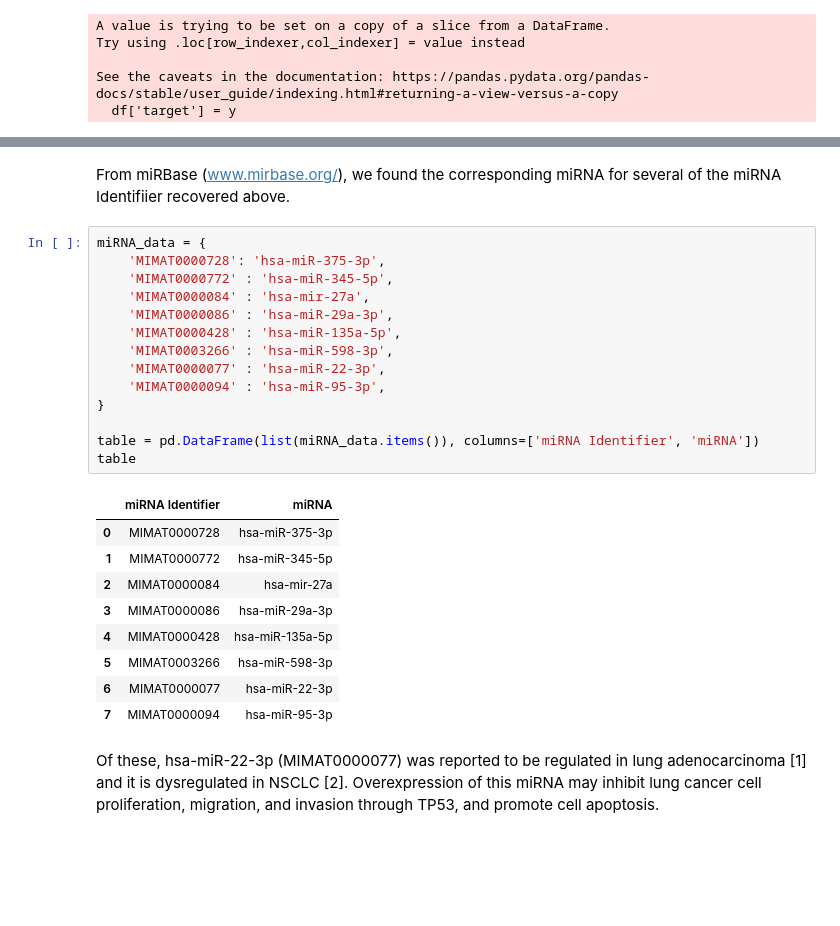
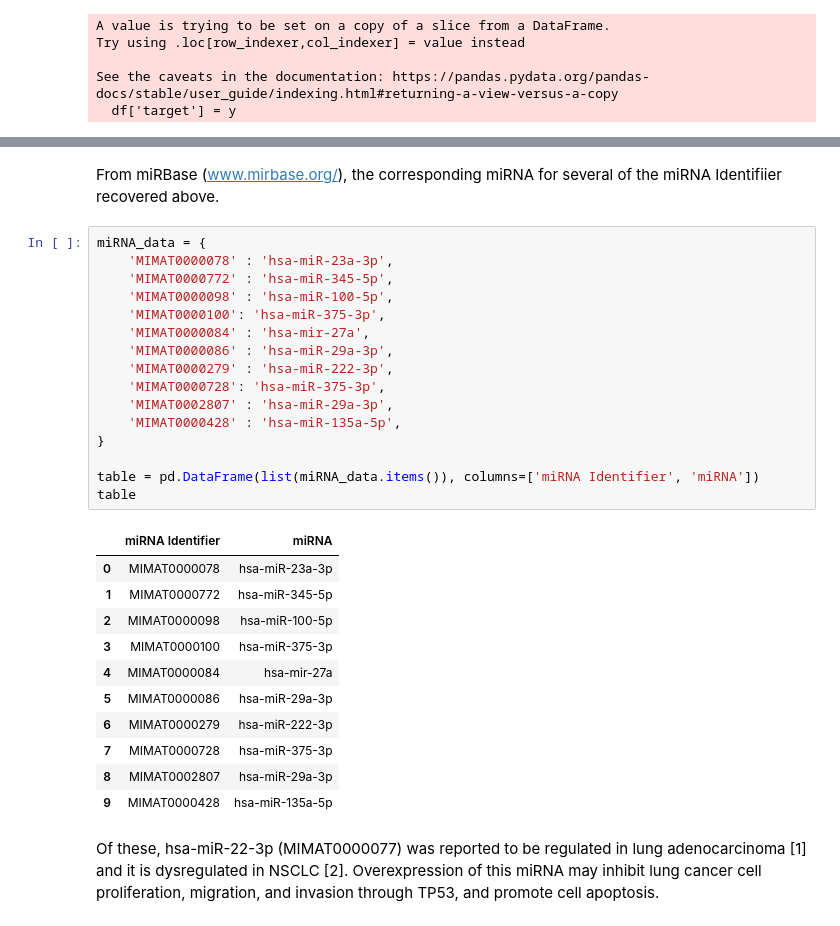
Before and after one commit to gc2321/3235-Machine-Learning, a Jupyter notebook: lung/lung_mirna.ipynb, the cells around one changed output, grey strips where cells are left out. Saved outputs shown, nothing was run; the diff lists cells and outputs as text; blank space fills up the shorter version.

```diff
--- a/lung/lung_mirna.ipynb
+++ b/lung/lung_mirna.ipynb
@@ -586,29 +592,33 @@ for feature in df.columns[:-1]:  # Exclude the target column from iteration
 # %% [markdown]
-From miRBase (www.mirbase.org/), we found the corresponding miRNA for several of the miRNA Identifiier recovered above.
+From miRBase (www.mirbase.org/), the corresponding miRNA for several of the miRNA Identifiier recovered above.
 # %%
 miRNA_data = {
-    'MIMAT0000728': 'hsa-miR-375-3p',
+    'MIMAT0000078' : 'hsa-miR-23a-3p',
     'MIMAT0000772' : 'hsa-miR-345-5p',
+    'MIMAT0000098' : 'hsa-miR-100-5p',
+    'MIMAT0000100': 'hsa-miR-375-3p',
     'MIMAT0000084' : 'hsa-mir-27a',
     'MIMAT0000086' : 'hsa-miR-29a-3p',
+    'MIMAT0000279' : 'hsa-miR-222-3p',
+    'MIMAT0000728': 'hsa-miR-375-3p',
+    'MIMAT0002807' : 'hsa-miR-29a-3p',
     'MIMAT0000428' : 'hsa-miR-135a-5p',
-    'MIMAT0003266' : 'hsa-miR-598-3p',
-    'MIMAT0000077' : 'hsa-miR-22-3p',
-    'MIMAT0000094' : 'hsa-miR-95-3p',
 }
 
 table = pd.DataFrame(list(miRNA_data.items()), columns=['miRNA Identifier', 'miRNA'])
 table
 # %% [output]
 |  | miRNA Identifier | miRNA |
-| 0 | MIMAT0000728 | hsa-miR-375-3p |
+| 0 | MIMAT0000078 | hsa-miR-23a-3p |
 | 1 | MIMAT0000772 | hsa-miR-345-5p |
-| 2 | MIMAT0000084 | hsa-mir-27a |
-| 3 | MIMAT0000086 | hsa-miR-29a-3p |
-| 4 | MIMAT0000428 | hsa-miR-135a-5p |
-| 5 | MIMAT0003266 | hsa-miR-598-3p |
-| 6 | MIMAT0000077 | hsa-miR-22-3p |
-| 7 | MIMAT0000094 | hsa-miR-95-3p |
+| 2 | MIMAT0000098 | hsa-miR-100-5p |
+| 3 | MIMAT0000100 | hsa-miR-375-3p |
+| 4 | MIMAT0000084 | hsa-mir-27a |
+| 5 | MIMAT0000086 | hsa-miR-29a-3p |
+| 6 | MIMAT0000279 | hsa-miR-222-3p |
+| 7 | MIMAT0000728 | hsa-miR-375-3p |
+| 8 | MIMAT0002807 | hsa-miR-29a-3p |
+| 9 | MIMAT0000428 | hsa-miR-135a-5p |
 # %% [markdown]
 Of these, hsa-miR-22-3p (MIMAT0000077) was reported to be regulated in lung adenocarcinoma [1] and it is dysregulated in NSCLC [2]. Overexpression of this miRNA may inhibit lung cancer cell proliferation, migration, and invasion through TP53, and promote cell apoptosis.
 # %% [markdown]
```
Also changed, not shown: parts of 24 cells of this notebook.
